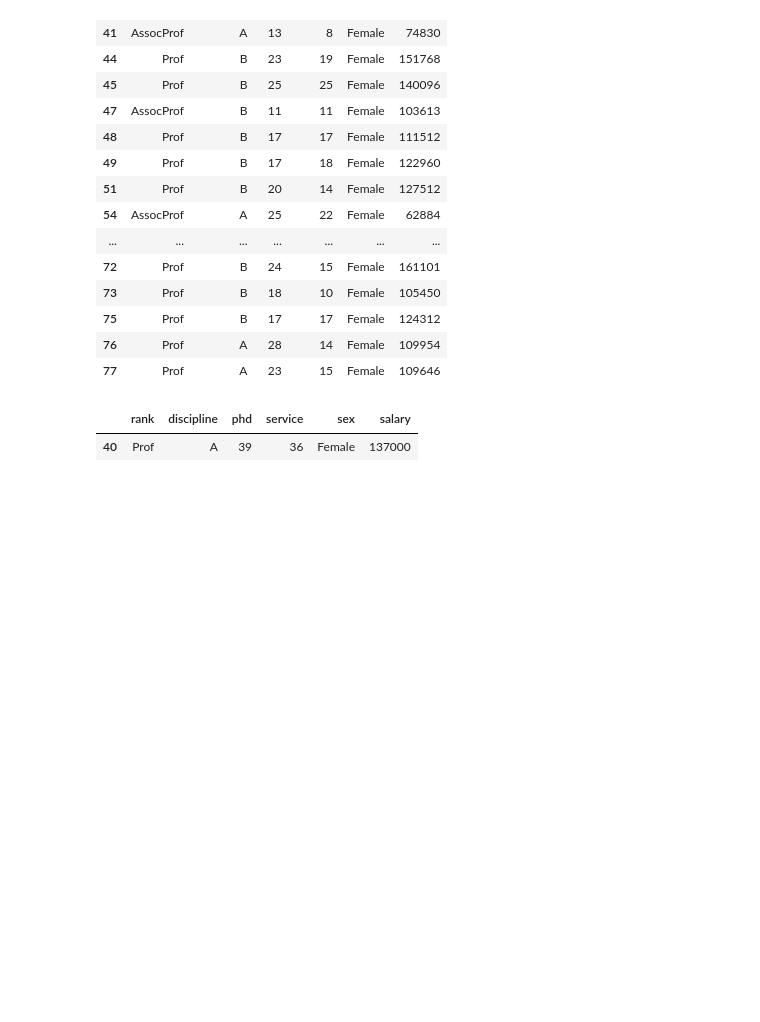
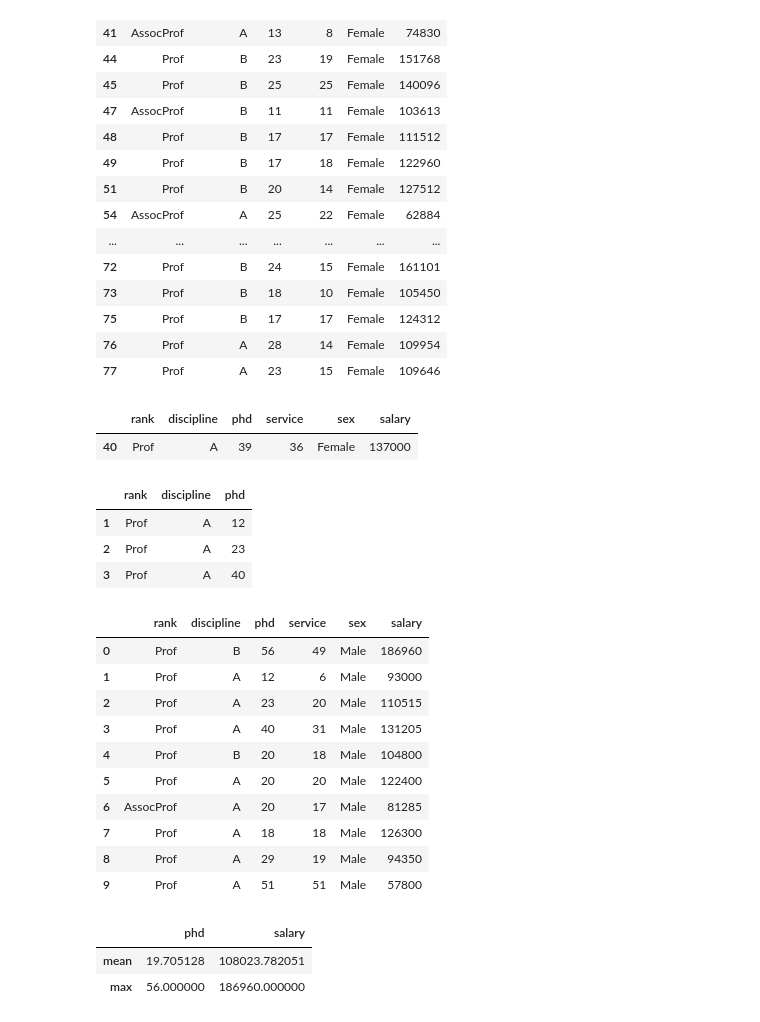
Before and after one commit to prasunpankaj/Pandas_Introduction, a Jupyter notebook: Python_Pandas.ipynb, the cells around one changed output. Saved outputs shown, nothing was run; the diff lists cells and outputs as text; code cells hidden in the pictures; blank space fills up the shorter version.

```diff
--- a/Python_Pandas.ipynb
+++ b/Python_Pandas.ipynb
@@ -326,3 +326,30 @@ df[ (df.sex=='Female') & (df.service >=36) ]
 # %% [output]
 |  | rank | discipline | phd | service | sex | salary |
 | 40 | Prof | A | 39 | 36 | Female | 137000 |
+# %%
+df.iloc[1:4,0:3]
+# %% [output]
+|  | rank | discipline | phd |
+| 1 | Prof | A | 12 |
+| 2 | Prof | A | 23 |
+| 3 | Prof | A | 40 |
+# %%
+df.head(10)
+# %% [output]
+|  | rank | discipline | phd | service | sex | salary |
+| 0 | Prof | B | 56 | 49 | Male | 186960 |
+| 1 | Prof | A | 12 | 6 | Male | 93000 |
+| 2 | Prof | A | 23 | 20 | Male | 110515 |
+| 3 | Prof | A | 40 | 31 | Male | 131205 |
+| 4 | Prof | B | 20 | 18 | Male | 104800 |
+| 5 | Prof | A | 20 | 20 | Male | 122400 |
+| 6 | AssocProf | A | 20 | 17 | Male | 81285 |
+| 7 | Prof | A | 18 | 18 | Male | 126300 |
+| 8 | Prof | A | 29 | 19 | Male | 94350 |
+| 9 | Prof | A | 51 | 51 | Male | 57800 |
+# %%
+df[['phd','salary']].agg(['mean','max'])
+# %% [output]
+|  | phd | salary |
+| mean | 19.705128 | 108023.782051 |
+| max | 56.000000 | 186960.000000 |
```
Also changed, not shown: parts of 1 cell of this notebook.
